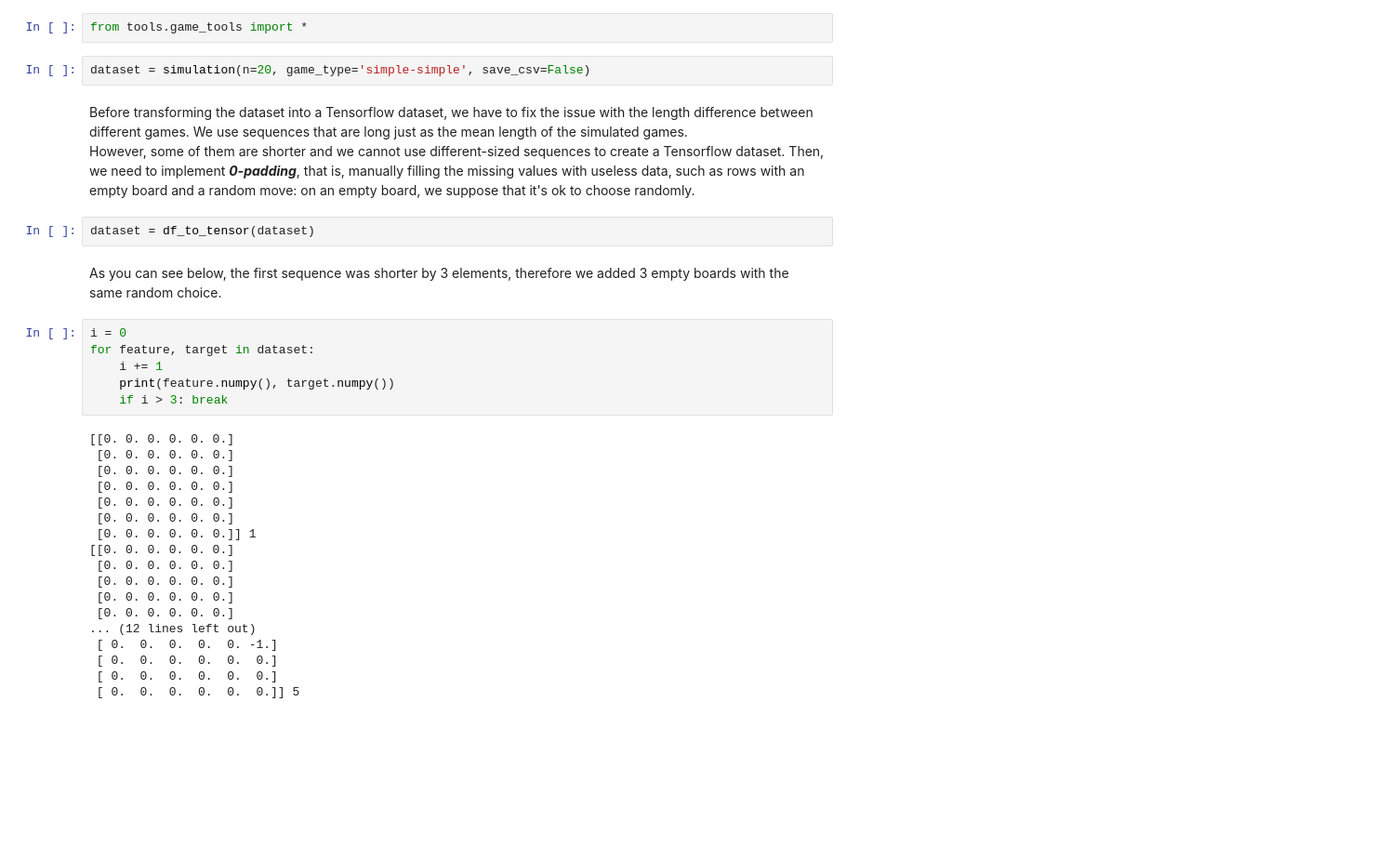
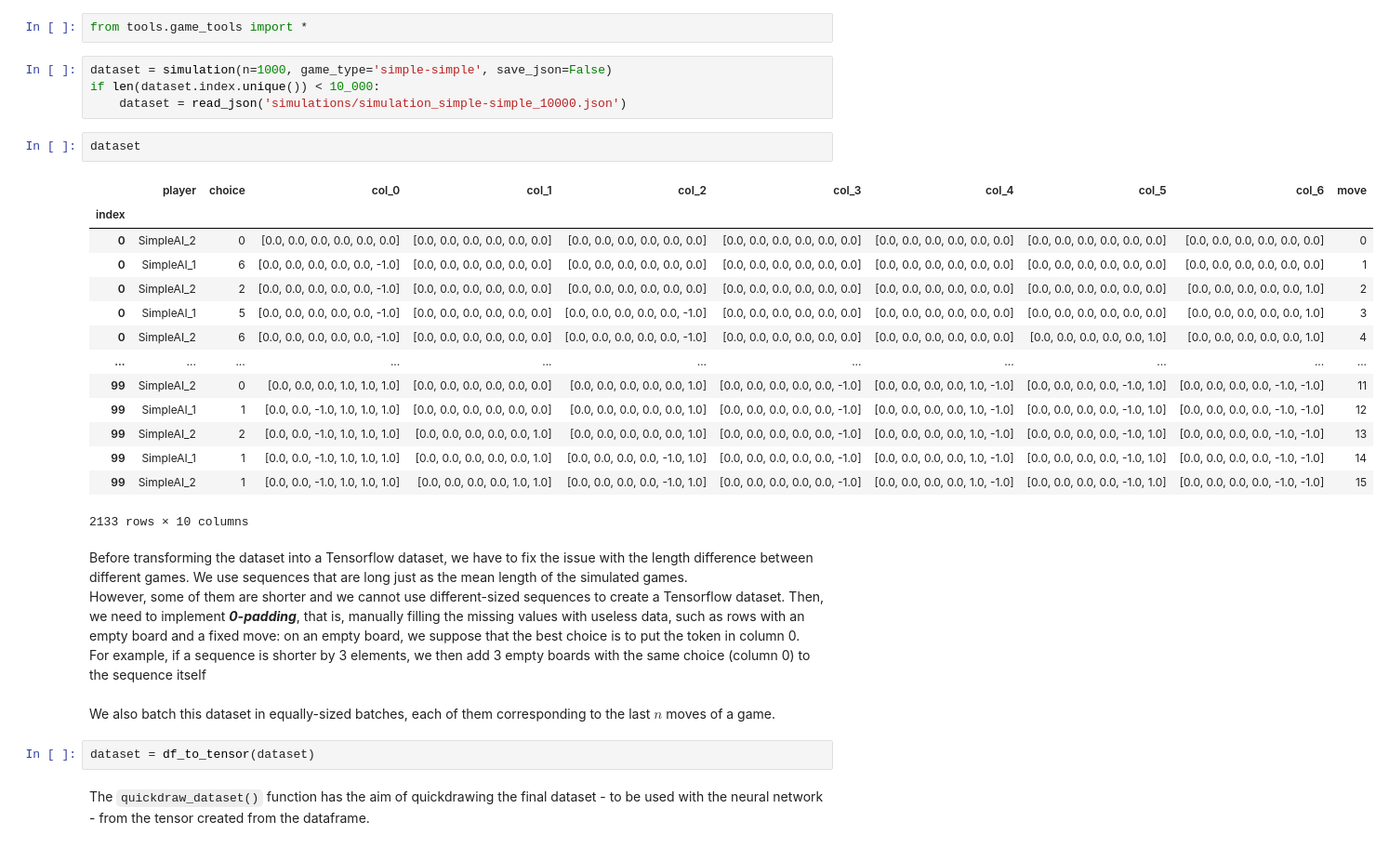
Before and after one commit to zick97/nn_project, a Jupyter notebook: main.ipynb, the cells around one changed output. Shown: that part at 93% size. Cells and saved outputs as stored; diff of their text form; blank space fills up the shorter version.

Commit message:
optimized tensor dataset

```diff
--- a/main.ipynb
+++ b/main.ipynb
@@ -205,35 +205,33 @@ To make the Network learn a robust winning strategy, we want to train it using o
 # %%
 from tools.game_tools import *
 # %%
-dataset = simulation(n=20, game_type='simple-simple', save_csv=False)
+dataset = simulation(n=1000, game_type='simple-simple', save_json=False)
+if len(dataset.index.unique()) < 10_000:
+    dataset = read_json('simulations/simulation_simple-simple_10000.json')
+# %%
+dataset
+# %% [output]
+|  | player | choice | col_0 | col_1 | col_2 | col_3 | col_4 | col_5 | col_6 | move |
+| index |  |  |  |  |  |  |  |  |  |  |
+| 0 | SimpleAI_2 | 0 | [0.0, 0.0, 0.0, 0.0, 0.0, 0.0] | [0.0, 0.0, 0.0, 0.0, 0.0, 0.0] | [0.0, 0.0, 0.0, 0.0, 0.0, 0.0] | [0.0, 0.0, 0.0, 0.0, 0.0, 0.0] | [0.0, 0.0, 0.0, 0.0, 0.0, 0.0] | [0.0, 0.0, 0.0, 0.0, 0.0, 0.0] | [0.0, 0.0, 0.0, 0.0, 0.0, 0.0] | 0 |
+| 0 | SimpleAI_1 | 6 | [0.0, 0.0, 0.0, 0.0, 0.0, -1.0] | [0.0, 0.0, 0.0, 0.0, 0.0, 0.0] | [0.0, 0.0, 0.0, 0.0, 0.0, 0.0] | [0.0, 0.0, 0.0, 0.0, 0.0, 0.0] | [0.0, 0.0, 0.0, 0.0, 0.0, 0.0] | [0.0, 0.0, 0.0, 0.0, 0.0, 0.0] | [0.0, 0.0, 0.0, 0.0, 0.0, 0.0] | 1 |
+| 0 | SimpleAI_2 | 2 | [0.0, 0.0, 0.0, 0.0, 0.0, -1.0] | [0.0, 0.0, 0.0, 0.0, 0.0, 0.0] | [0.0, 0.0, 0.0, 0.0, 0.0, 0.0] | [0.0, 0.0, 0.0, 0.0, 0.0, 0.0] | [0.0, 0.0, 0.0, 0.0, 0.0, 0.0] | [0.0, 0.0, 0.0, 0.0, 0.0, 0.0] | [0.0, 0.0, 0.0, 0.0, 0.0, 1.0] | 2 |
+| 0 | SimpleAI_1 | 5 | [0.0, 0.0, 0.0, 0.0, 0.0, -1.0] | [0.0, 0.0, 0.0, 0.0, 0.0, 0.0] | [0.0, 0.0, 0.0, 0.0, 0.0, -1.0] | [0.0, 0.0, 0.0, 0.0, 0.0, 0.0] | [0.0, 0.0, 0.0, 0.0, 0.0, 0.0] | [0.0, 0.0, 0.0, 0.0, 0.0, 0.0] | [0.0, 0.0, 0.0, 0.0, 0.0, 1.0] | 3 |
+| 0 | SimpleAI_2 | 6 | [0.0, 0.0, 0.0, 0.0, 0.0, -1.0] | [0.0, 0.0, 0.0, 0.0, 0.0, 0.0] | [0.0, 0.0, 0.0, 0.0, 0.0, -1.0] | [0.0, 0.0, 0.0, 0.0, 0.0, 0.0] | [0.0, 0.0, 0.0, 0.0, 0.0, 0.0] | [0.0, 0.0, 0.0, 0.0, 0.0, 1.0] | [0.0, 0.0, 0.0, 0.0, 0.0, 1.0] | 4 |
+| ... | ... | ... | ... | ... | ... | ... | ... | ... | ... | ... |
+| 99 | SimpleAI_2 | 0 | [0.0, 0.0, 0.0, 1.0, 1.0, 1.0] | [0.0, 0.0, 0.0, 0.0, 0.0, 0.0] | [0.0, 0.0, 0.0, 0.0, 0.0, 1.0] | [0.0, 0.0, 0.0, 0.0, 0.0, -1.0] | [0.0, 0.0, 0.0, 0.0, 1.0, -1.0] | [0.0, 0.0, 0.0, 0.0, -1.0, 1.0] | [0.0, 0.0, 0.0, 0.0, -1.0, -1.0] | 11 |
+| 99 | SimpleAI_1 | 1 | [0.0, 0.0, -1.0, 1.0, 1.0, 1.0] | [0.0, 0.0, 0.0, 0.0, 0.0, 0.0] | [0.0, 0.0, 0.0, 0.0, 0.0, 1.0] | [0.0, 0.0, 0.0, 0.0, 0.0, -1.0] | [0.0, 0.0, 0.0, 0.0, 1.0, -1.0] | [0.0, 0.0, 0.0, 0.0, -1.0, 1.0] | [0.0, 0.0, 0.0, 0.0, -1.0, -1.0] | 12 |
+| 99 | SimpleAI_2 | 2 | [0.0, 0.0, -1.0, 1.0, 1.0, 1.0] | [0.0, 0.0, 0.0, 0.0, 0.0, 1.0] | [0.0, 0.0, 0.0, 0.0, 0.0, 1.0] | [0.0, 0.0, 0.0, 0.0, 0.0, -1.0] | [0.0, 0.0, 0.0, 0.0, 1.0, -1.0] | [0.0, 0.0, 0.0, 0.0, -1.0, 1.0] | [0.0, 0.0, 0.0, 0.0, -1.0, -1.0] | 13 |
+| 99 | SimpleAI_1 | 1 | [0.0, 0.0, -1.0, 1.0, 1.0, 1.0] | [0.0, 0.0, 0.0, 0.0, 0.0, 1.0] | [0.0, 0.0, 0.0, 0.0, -1.0, 1.0] | [0.0, 0.0, 0.0, 0.0, 0.0, -1.0] | [0.0, 0.0, 0.0, 0.0, 1.0, -1.0] | [0.0, 0.0, 0.0, 0.0, -1.0, 1.0] | [0.0, 0.0, 0.0, 0.0, -1.0, -1.0] | 14 |
+| 99 | SimpleAI_2 | 1 | [0.0, 0.0, -1.0, 1.0, 1.0, 1.0] | [0.0, 0.0, 0.0, 0.0, 1.0, 1.0] | [0.0, 0.0, 0.0, 0.0, -1.0, 1.0] | [0.0, 0.0, 0.0, 0.0, 0.0, -1.0] | [0.0, 0.0, 0.0, 0.0, 1.0, -1.0] | [0.0, 0.0, 0.0, 0.0, -1.0, 1.0] | [0.0, 0.0, 0.0, 0.0, -1.0, -1.0] | 15 |
+2133 rows × 10 columns
 # %% [markdown]
 Before transforming the dataset into a Tensorflow dataset, we have to fix the issue with the length difference between different games. We use sequences that are long just as the mean length of the simulated games.\
-However, some of them are shorter and we cannot use different-sized sequences to create a Tensorflow dataset. Then, we need to implement __*0-padding*__, that is, manually filling the missing values with useless data, such as rows with an empty board and a random move: on an empty board, we suppose that it's ok to choose randomly.
+However, some of them are shorter and we cannot use different-sized sequences to create a Tensorflow dataset. Then, we need to implement __*0-padding*__, that is, manually filling the missing values with useless data, such as rows with an empty board and a fixed move: on an empty board, we suppose that the best choice is to put the token in column 0.\
+For example, if a sequence is shorter by 3 elements, we then add 3 empty boards with the same choice (column 0) to the sequence itself\
+\
+We also batch this dataset in equally-sized batches, each of them corresponding to the last $n$ moves of a game.
 # %%
 dataset = df_to_tensor(dataset)
-# %% [markdown]
-As you can see below, the first sequence was shorter by 3 elements, therefore we added 3 empty boards with the same random choice.
-# %%
-i = 0
-for feature, target in dataset:
-    i += 1
-    print(feature.numpy(), target.numpy())
-    if i > 3: break
-# %% [output]
-[[0. 0. 0. 0. 0. 0.]
- [0. 0. 0. 0. 0. 0.]
- [0. 0. 0. 0. 0. 0.]
- [0. 0. 0. 0. 0. 0.]
- [0. 0. 0. 0. 0. 0.]
- [0. 0. 0. 0. 0. 0.]
- [0. 0. 0. 0. 0. 0.]] 1
-[[0. 0. 0. 0. 0. 0.]
- [0. 0. 0. 0. 0. 0.]
- [0. 0. 0. 0. 0. 0.]
- [0. 0. 0. 0. 0. 0.]
- [0. 0. 0. 0. 0. 0.]
-... (12 lines left out)
- [ 0.  0.  0.  0.  0. -1.]
- [ 0.  0.  0.  0.  0.  0.]
- [ 0.  0.  0.  0.  0.  0.]
- [ 0.  0.  0.  0.  0.  0.]] 5
+# %% [markdown]
+The `quickdraw_dataset()` function has the aim of quickdrawing the final dataset - to be used with the neural network - from the tensor created from the dataframe.
```
Also changed, not shown: parts of 8 cells of this notebook, 7 other files.
